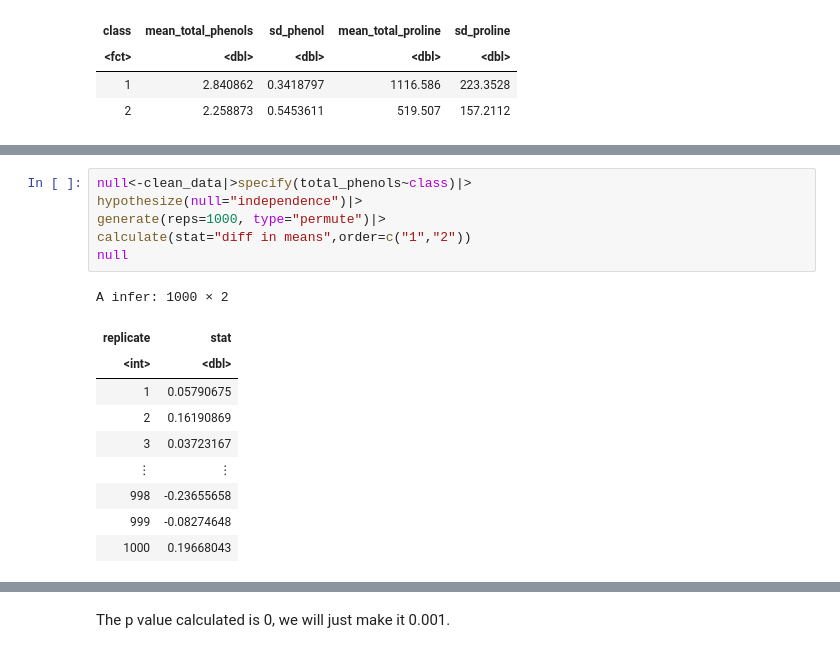
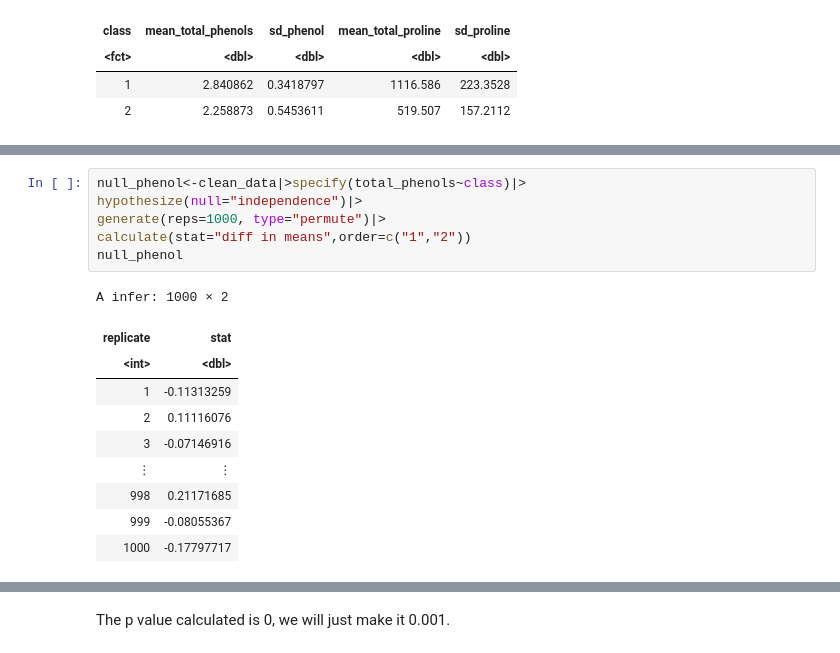
Before and after one commit to lyl1220/Stat201_Project, a Jupyter notebook: w group proposal.ipynb, the cells around one changed output, grey strips where cells are left out. Drawn from its saved outputs; the diff is of its cells as text.

```diff
--- a/w group proposal.ipynb
+++ b/w group proposal.ipynb
@@ -167,20 +150,20 @@ A infer: 1 × 1
 | <dbl> |
 | 0.5819888 |
 # %%
-null<-clean_data|>specify(total_phenols~class)|>
+null_phenol<-clean_data|>specify(total_phenols~class)|>
 hypothesize(null="independence")|>
 generate(reps=1000, type="permute")|>
 calculate(stat="diff in means",order=c("1","2"))
-null
+null_phenol
 # %% [output]
 A infer: 1000 × 2
 | replicate | stat |
 | <int> | <dbl> |
-| 1 | 0.05790675 |
-| 2 | 0.16190869 |
-| 3 | 0.03723167 |
+| 1 | -0.11313259 |
+| 2 | 0.11116076 |
+| 3 | -0.07146916 |
 | ⋮ | ⋮ |
-| 998 | -0.23655658 |
-| 999 | -0.08274648 |
-| 1000 | 0.19668043 |
+| 998 | 0.21171685 |
+| 999 | -0.08055367 |
+| 1000 | -0.17797717 |
 # %%
```
Also changed, not shown: parts of 16 cells of this notebook.
